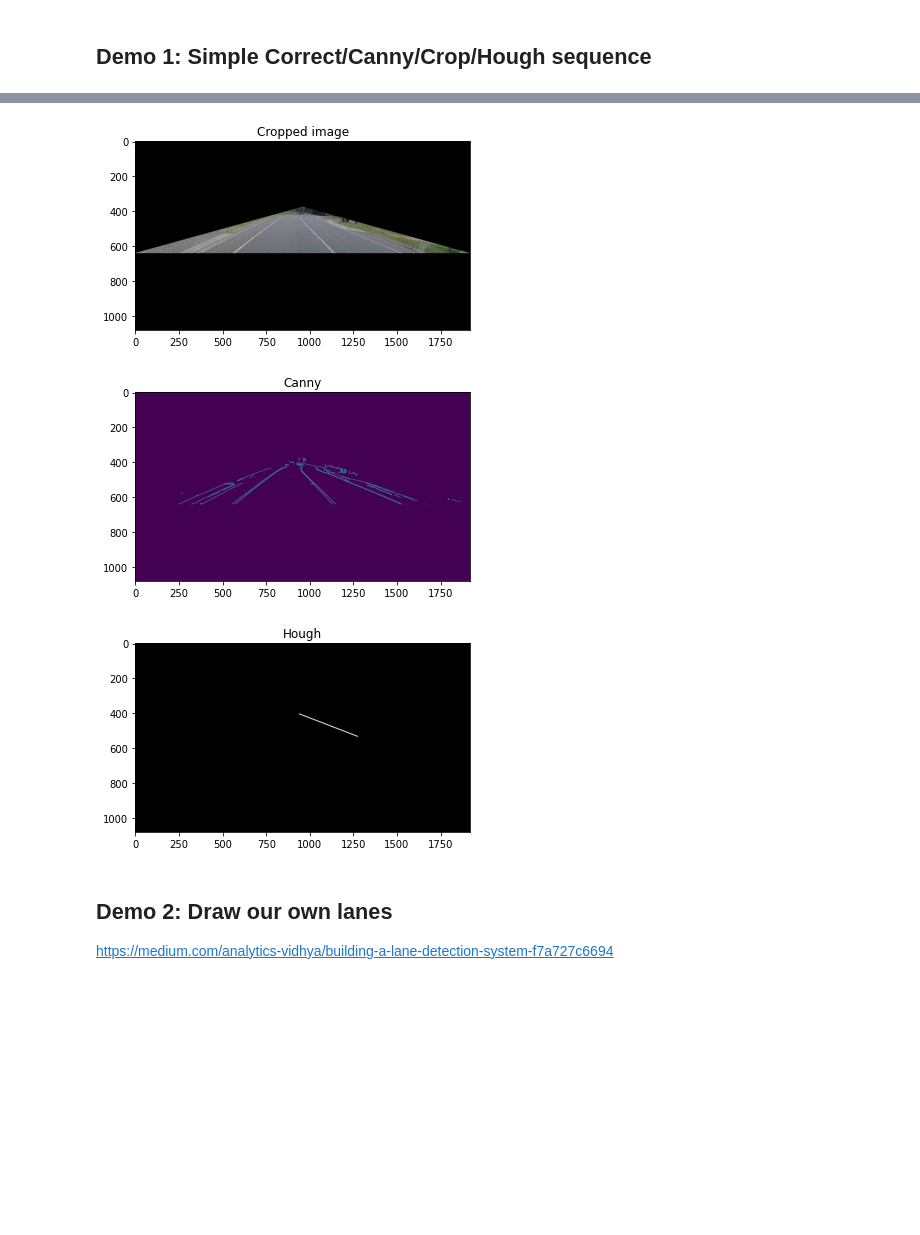
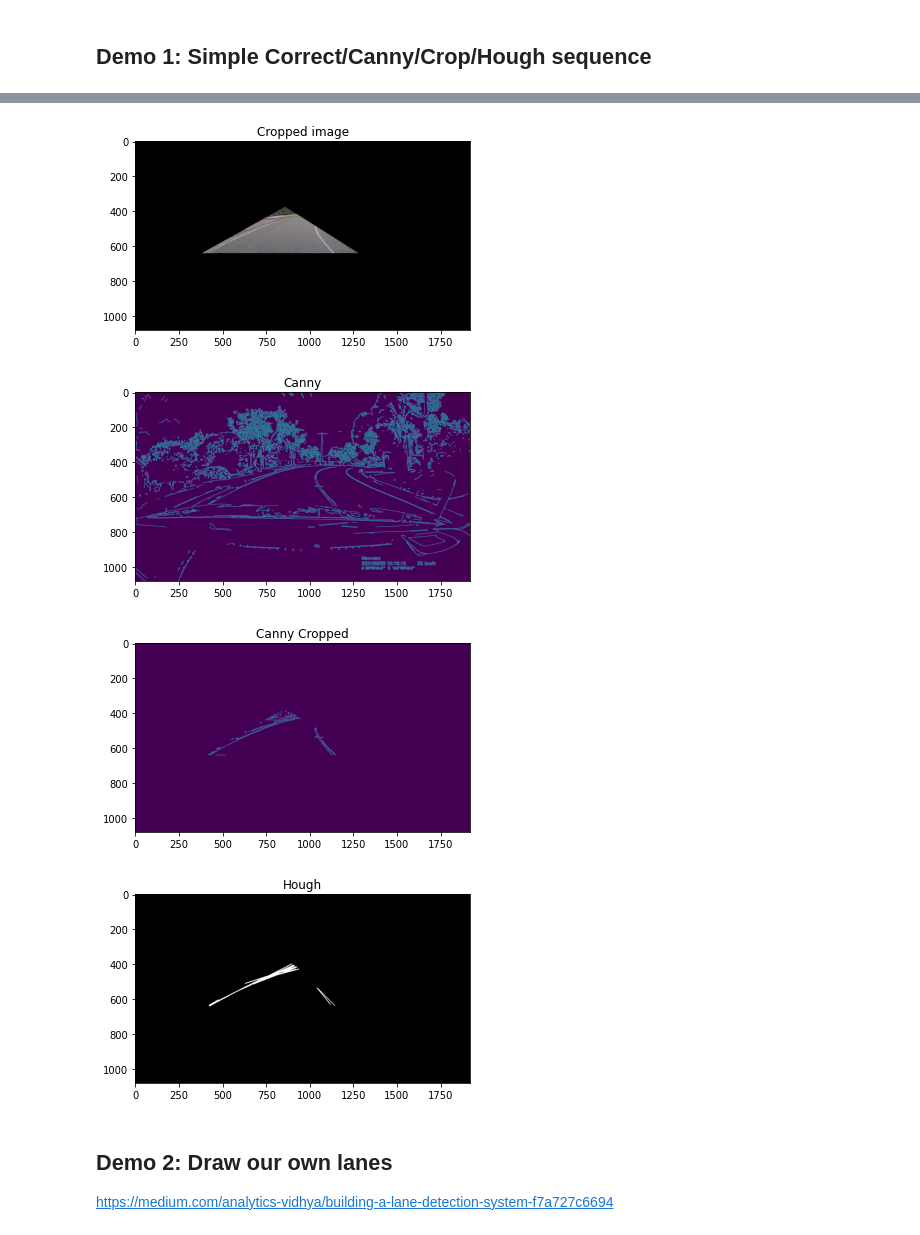
Before and after one commit to tylerrmit/minor_thesis, a Jupyter notebook: jupyter/Lane_Detection V2.ipynb, the cells around one changed output, grey strips where cells are left out. Cells and saved outputs as stored; diff of their text form; code cells hidden in the pictures; blank space fills up the shorter version.

```diff
--- a/jupyter/Lane_Detection V2.ipynb
+++ b/jupyter/Lane_Detection V2.ipynb
@@ -13,8 +13,8 @@ https://github.com/Arun-purakkatt/medium_repo/blob/main/road_lane_detection%20(1
 # %% [markdown]
 ## Configuration
 # %%
-sample_image_filename = 'sample_dashcam_lanes1.png'
-#sample_image_filename = 'evil.png'
+#sample_image_filename = 'sample_dashcam_lanes1.png'
+sample_image_filename = 'evil3.png'
 
 # Parameters for predicting lane width
 model_name              = 'distance'
@@ -23,23 +23,17 @@ width_prediction_height = 640 # Chosen to be just in front of the bonnet of the
 frame_width  = 1920
 frame_height = 1080
 
-mask_vertices = [
-    (0, 640),
-    (frame_width/2, 375),
-    (frame_width, 640)
-]
-
 own_lane_vertices = [
-    (500, 640),
-    (int(frame_width/2), 400),
-    (frame_width-500, 640)
+    (2*frame_width/10, 640),
+    (frame_width/2 - 100, 375),
+    (2*frame_width/3, 640)
 ]
 
 left_lane_mask_top    = 375
-left_lane_mask_bottom = 690
+left_lane_mask_bottom = 640
 left_lane_mask_margin = 80
 
-min_slope = 0.30
+min_slope = 0.01
 max_slope = 0
 # %% [markdown]
 ## Initialise
@@ -68,15 +62,24 @@ calibration_config = os.path.join(module_path_root, 'data_sources', 'dashcam_cal
 sample_image_path  = os.path.join(module_path_root, 'data_sources', sample_image_filename)
 model_dir          = os.path.join(module_path_root, 'models')
 # %%
-ld = lane_detection(calibration_config=calibration_config, model_dir=model_dir, width_estimation_model=model_name)
+#ld = lane_detection(calibration_config=calibration_config, model_dir=model_dir, width_estimation_model=model_name)
+ld = lane_detection(calibration_config=None, model_dir=model_dir, width_estimation_model=model_name)
 # %% [markdown]
 ## Demo 1: Simple Correct/Canny/Crop/Hough sequence
 # %%
 # Load original image
 corrected_image = ld.load_image(sample_image_path)
-cropped_image   = ld.apply_mask(corrected_image, mask_vertices=mask_vertices)
-canny_image     = ld.apply_canny(corrected_image, mask_vertices=mask_vertices)
-hough_image     = ld.apply_hough(canny_image, color=(255,255,255))
+cropped_image   = ld.apply_mask(corrected_image, mask_vertices=own_lane_vertices)
+canny_image1     = ld.apply_canny(corrected_image, mask_vertices=own_lane_vertices)
+canny_image     = ld.apply_canny(corrected_image, mask_vertices=None)
+canny_cropped   = ld.apply_mask(canny_image, mask_vertices=own_lane_vertices)
+hough_image     = ld.apply_hough(canny_cropped, corrected_image, color=(255,255,255),
+                                 rho           = 2,
+                                 theta         = np.pi/60,
+                                 threshold     = 100,
+                                 minLineLength = 10,
+                                 maxLineGap    = 50
+                                )
 
 plt.imshow(corrected_image)
 plt.title('Corrected image')
@@ -90,6 +93,11 @@ plt.imshow(canny_image)
 plt.title('Canny')
 plt.show()
 
+
+plt.imshow(canny_cropped)
+plt.title('Canny Cropped')
+plt.show()
+
 plt.imshow(hough_image)
 plt.title('Hough')
 plt.show()
@@ -98,6 +106,7 @@ plt.show()
-[figure, old version]
+[figure, new version]
-[figure, old version]
+[figure, new version]
-[figure, old version]
+[figure, new version]
+[figure, added]
 # %% [markdown]
 ## Demo 2: Draw our own lanes
 
```
Also changed, not shown: parts of 5 cells of this notebook, 16 other files.
